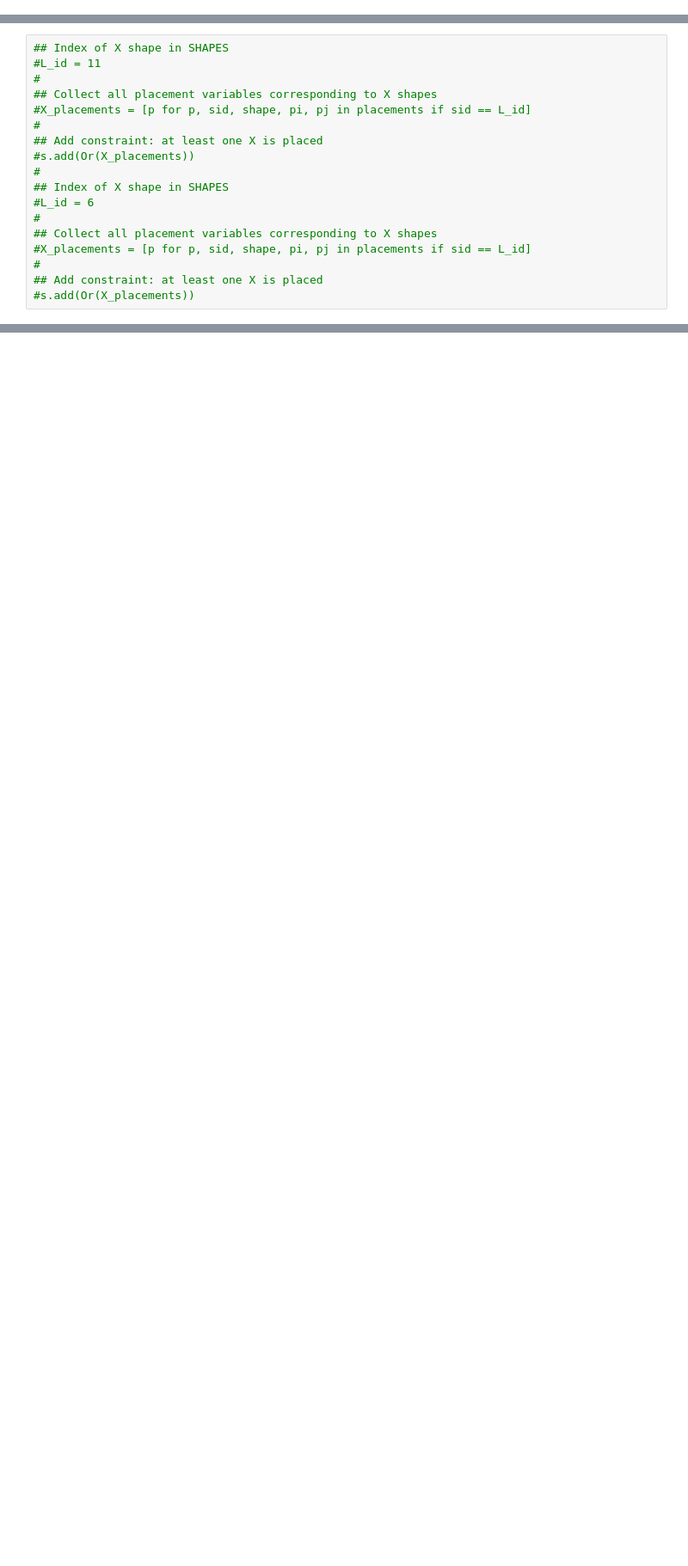
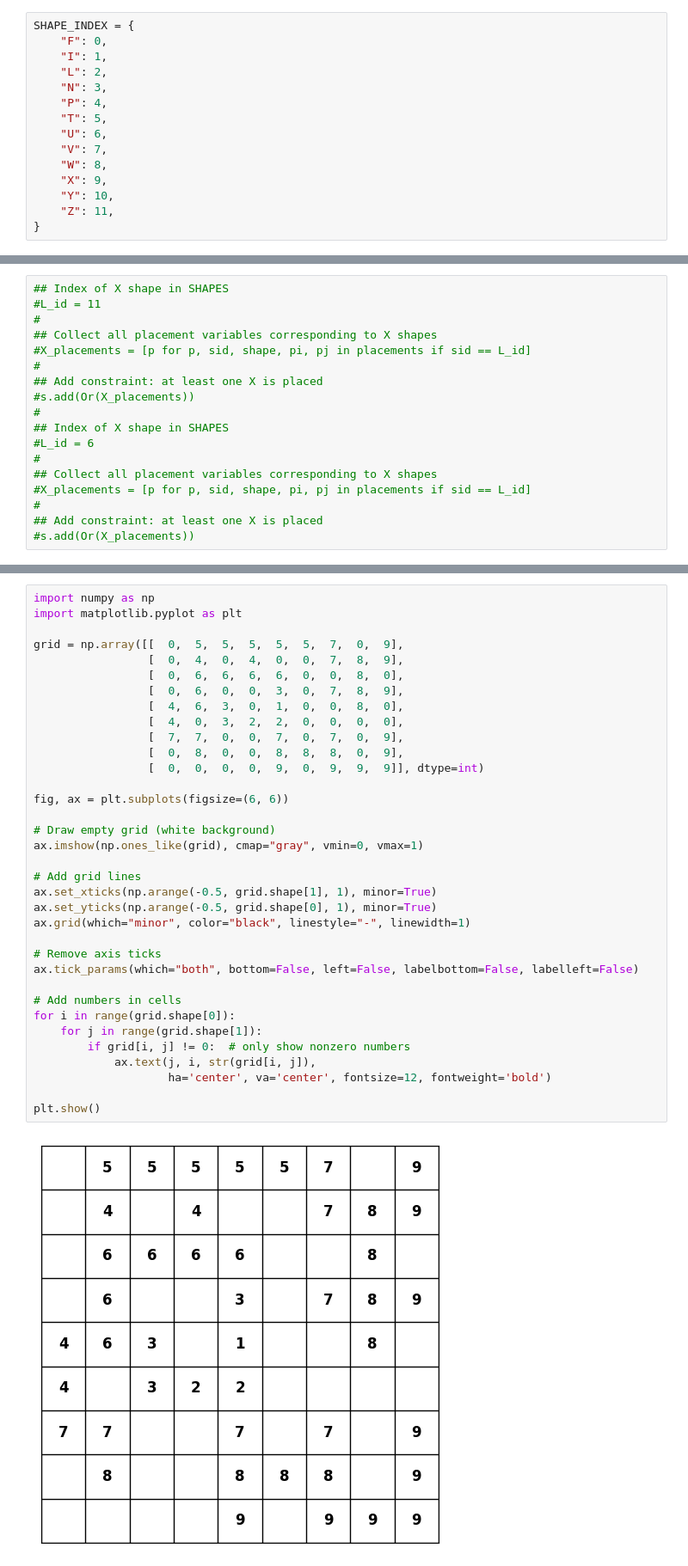
Before and after one commit to BrianMacCarvill/Jane-Street-September-Puzzle, a Jupyter notebook: September_JS.ipynb, the cells around one changed output, grey strips where cells are left out. Shown at 86% size. Cells and saved outputs as stored; diff of their text form; blank space fills up the shorter version.

```diff
--- a/September_JS.ipynb
+++ b/September_JS.ipynb
@@ -150,0 +171,15 @@ SHAPES = [
+# %%
+SHAPE_INDEX = {
+    "F": 0,
+    "I": 1,
+    "L": 2,
+    "N": 3,
+    "P": 4,
+    "T": 5,
+    "U": 6,
+    "V": 7,
+    "W": 8,
+    "X": 9,
+    "Y": 10,
+    "Z": 11,
+}
@@ -334,0 +680,37 @@ else:
+# %%
+import numpy as np
+import matplotlib.pyplot as plt
+
+grid = np.array([[  0,  5,  5,  5,  5,  5,  7,  0,  9],
+                 [  0,  4,  0,  4,  0,  0,  7,  8,  9],
+                 [  0,  6,  6,  6,  6,  0,  0,  8,  0],
+                 [  0,  6,  0,  0,  3,  0,  7,  8,  9],
+                 [  4,  6,  3,  0,  1,  0,  0,  8,  0],
+                 [  4,  0,  3,  2,  2,  0,  0,  0,  0],
+                 [  7,  7,  0,  0,  7,  0,  7,  0,  9],
+                 [  0,  8,  0,  0,  8,  8,  8,  0,  9],
+                 [  0,  0,  0,  0,  9,  0,  9,  9,  9]], dtype=int)
+
+fig, ax = plt.subplots(figsize=(6, 6))
+
+# Draw empty grid (white background)
+ax.imshow(np.ones_like(grid), cmap="gray", vmin=0, vmax=1)
+
+# Add grid lines
+ax.set_xticks(np.arange(-0.5, grid.shape[1], 1), minor=True)
+ax.set_yticks(np.arange(-0.5, grid.shape[0], 1), minor=True)
+ax.grid(which="minor", color="black", linestyle="-", linewidth=1)
+
+# Remove axis ticks
+ax.tick_params(which="both", bottom=False, left=False, labelbottom=False, labelleft=False)
+
+# Add numbers in cells
+for i in range(grid.shape[0]):
+    for j in range(grid.shape[1]):
+        if grid[i, j] != 0:  # only show nonzero numbers
+            ax.text(j, i, str(grid[i, j]),
+                    ha='center', va='center', fontsize=12, fontweight='bold')
+
+plt.show()
+# %% [output]
+[figure, added]
```
Also changed, not shown: parts of 36 cells of this notebook.
